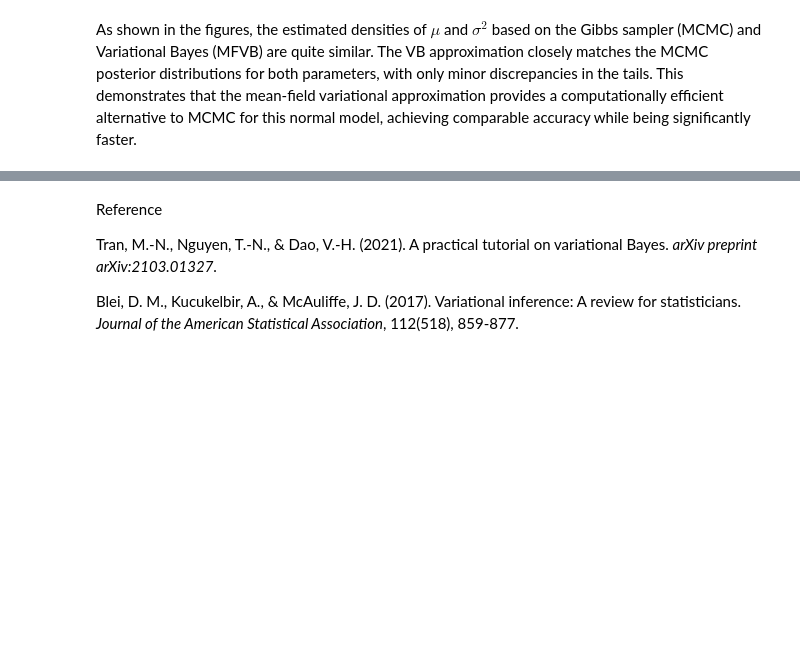
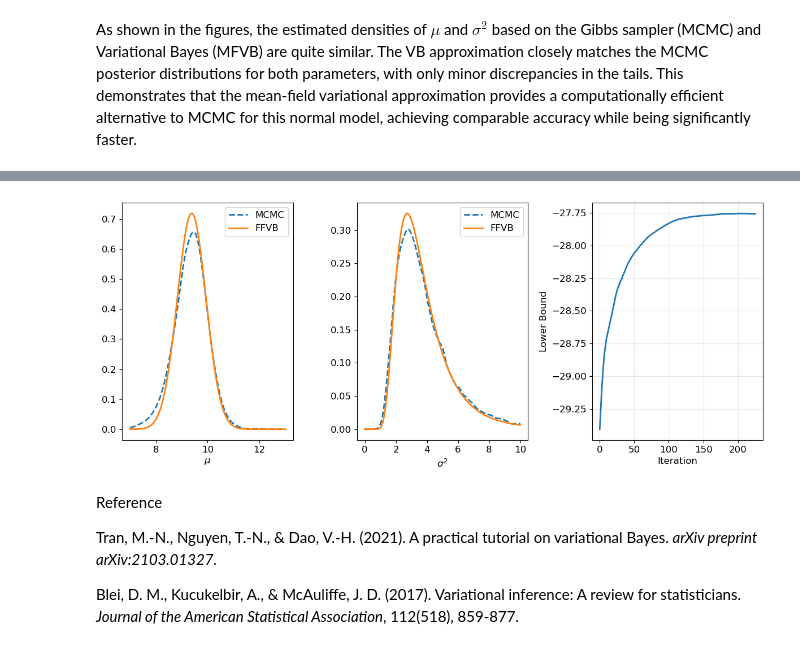
Before and after one commit to gfshi/DPMM_Poisson, a Jupyter notebook: VB_normal.ipynb, the cells around one changed output, grey strips where cells are left out. Drawn from its saved outputs; the diff is of its cells as text; code cells hidden in the pictures; blank space fills up the shorter version.

```diff
--- a/VB_normal.ipynb
+++ b/VB_normal.ipynb
@@ -190,0 +424,88 @@ As shown in the figures, the estimated densities of $\mu$ and $\sigma^2$ based o
+# %%
+# ---------------------------------------------------------------------
+# 2. Data and hyperparameters
+# ---------------------------------------------------------------------
+y = np.array([11, 12, 8, 10, 9, 8, 9, 10, 13, 7])
+n = len(y)
+
+# Hyperparameters
+alpha_hp, beta_hp = 1.0, 1.0
+mu_hp, sigma2_hp = 0.0, 10.0
+
+# ---------------------------------------------------------------------
+# 3. Execution and visualization
+# ---------------------------------------------------------------------
+
+print("=" * 60)
+print("FFVB with Control Variates and Adaptive Learning")
+print("=" * 60)
+
+# Run FFVB
+t0 = time.time()
+lambda_opt, LB_bar = ffvb_normal_model(
+    y, alpha_hp, beta_hp, mu_hp, sigma2_hp,
+    S=1000, max_iter=2000, patience_max=20, t_w=50,
+    optimizer='ADAM', eps0=0.1, seed=1000
+)
+cpu_ffvb = time.time() - t0
+
+mu_mu, sigma2_mu, alpha_sigma2, beta_sigma2 = lambda_opt
+
+print(f"\nCPU time FFVB: {cpu_ffvb:.4f} s")
+print(f"Optimal parameters:")
+print(f"  mu_mu = {mu_mu:.4f}")
+print(f"  sigma2_mu = {sigma2_mu:.4f}")
+print(f"  alpha_sigma2 = {alpha_sigma2:.4f}")
+print(f"  beta_sigma2 = {beta_sigma2:.4f}")
+
+# Run Gibbs sampling
+print("\nRunning Gibbs sampling...")
+t0 = time.time()
+mu_mcmc, sigma2_mcmc = gibbs_normal_model(
+    y, alpha_hp, beta_hp, mu_hp, sigma2_hp,
+    Nburn=10000, Niter=20000, seed=2020
+)
+cpu_mcmc = time.time() - t0
+print(f"CPU time MCMC: {cpu_mcmc:.4f} s")
+
+
+# Display the results
+fig, axes = plt.subplots(1, 3, figsize=(12, 5))
+fontsize = 12
+
+# Panel 1: mu
+x_mu = np.arange(7, 13, 0.001)
+kde_mu = gaussian_kde(mu_mcmc, bw_method=0.14 / mu_mcmc.std(ddof=1))
+yy_mcmc_mu = kde_mu(x_mu)
+yy_vb_mu = norm.pdf(x_mu, mu_mu, np.sqrt(sigma2_mu))
+
+axes[0].plot(x_mu, yy_mcmc_mu, '--', linewidth=2, label='MCMC')
+axes[0].plot(x_mu, yy_vb_mu, '-', linewidth=2, label='FFVB')
+axes[0].set_xlabel(r'$\mu$', fontsize=fontsize)
+axes[0].legend(fontsize=12)
+axes[0].tick_params(labelsize=12)
+
+# Panel 2: sigma2
+x_s2 = np.arange(0, 10, 0.0001)[1:]
+kde_s2 = gaussian_kde(sigma2_mcmc, bw_method=0.14 / sigma2_mcmc.std(ddof=1))
+yy_mcmc_s2 = kde_s2(x_s2)
+
+# Inverse Gamma pdf
+yy_vb_s2 = invgamma.pdf(x_s2, a=alpha_sigma2, scale=beta_sigma2)
+
+axes[1].plot(x_s2, yy_mcmc_s2, '--', linewidth=2, label='MCMC')
+axes[1].plot(x_s2, yy_vb_s2, '-', linewidth=2, label='FFVB')
+axes[1].set_xlabel(r'$\sigma^2$', fontsize=fontsize)
+axes[1].legend(fontsize=12)
+axes[1].tick_params(labelsize=12)
+
+# Panel 3: Lower bound
+axes[2].plot(LB_bar, linewidth=2)
+axes[2].set_xlabel('Iteration', fontsize=fontsize)
+axes[2].set_ylabel('Lower Bound', fontsize=fontsize)
+axes[2].tick_params(labelsize=12)
+axes[2].grid(True, alpha=0.3)
+
+fig.tight_layout()
+plt.show()
+# %% [output]
@@ -191,3 +525,4 @@ As shown in the figures, the estimated densities of $\mu$ and $\sigma^2$ based o
+[figure, added]
 # %% [markdown]
 Reference
 
```
Also changed, not shown: parts of 9 cells of this notebook.
